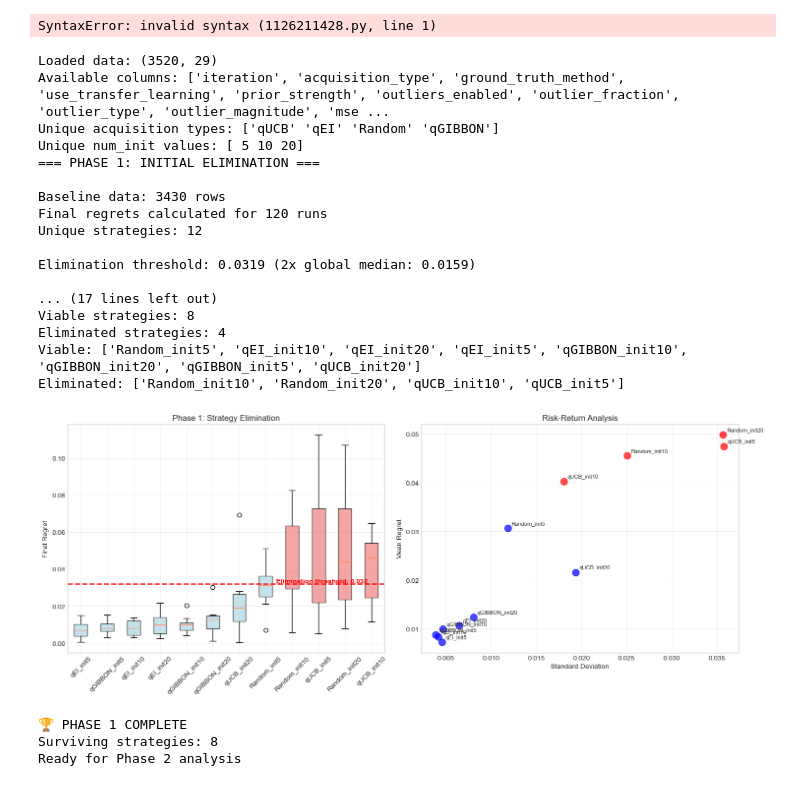
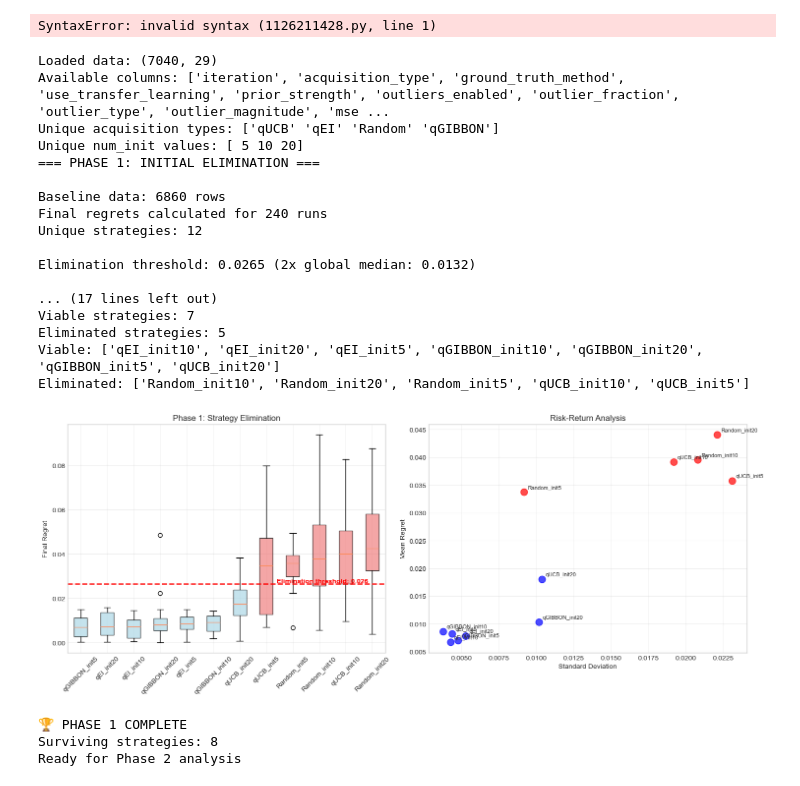
Before and after one commit to samuelkrause02/DoE_BO, a Jupyter notebook: analysis_plots.ipynb, the cells around one changed output. Drawn from its saved outputs; the diff is of its cells as text; code cells hidden in the pictures.

Commit message:
data handling csv

```diff
--- a/analysis_plots.ipynb
+++ b/analysis_plots.ipynb
@@ -258,10 +258,10 @@ def run_scientific_analysis(filename):
     return fig1, fig2, robust_strategies
 
 # Run analysis
-fig1, fig2, final_strategies = run_scientific_analysis('bo_all_metrics_mc_standard_UCB4.csv')
+fig1, fig2, final_strategies = run_scientific_analysis('bo_all_metrics_mc_standard.csv')
 plt.show()
 # print all columns of dataset
-df = load_and_clean_data('bo_all_metrics_mc_standard_UCB4.csv')
+df = load_and_clean_data('bo_all_metrics_mc_standard.csv')
 print(df.columns.tolist())
 # %% [output]
 Phase 1 Results:
@@ -420,43 +420,43 @@ def run_phase1_analysis(csv_file):
    # Load data
    df = pd.read_csv(csv_file, sep=';')
    df.columns = [col.strip().strip('"') for col in df.columns]
 
    print(f"Loaded data: {df.shape}")
    print(f"Available columns: {list(df.columns)}")
    print(f"Unique acquisition types: {df['acquisition_type'].unique()}")
    print(f"Unique num_init values: {df['num_init'].unique()}")
 
    # Run Phase 1
    phase1_results = phase1_elimination(df)
 
    return phase1_results
 
 # Execute
 if __name__ == "__main__":
-   phase1_results = run_phase1_analysis('bo_all_metrics_mc_standard_UCB2.csv')
+   phase1_results = run_phase1_analysis('bo_all_metrics_mc_standard.csv')
 
    print(f"\n🏆 PHASE 1 COMPLETE")
    print(f"Surviving strategies: {len(results['viable_strategies'])}")
    print(f"Ready for Phase 2 analysis")
 # %% [output]
-Loaded data: (3520, 29)
+Loaded data: (7040, 29)
 Available columns: ['iteration', 'acquisition_type', 'ground_truth_method', 'use_transfer_learning', 'prior_strength', 'outliers_enabled', 'outlier_fraction', 'outlier_type', 'outlier_magnitude', 'mse ...
 Unique acquisition types: ['qUCB' 'qEI' 'Random' 'qGIBBON']
 Unique num_init values: [ 5 10 20]
 === PHASE 1: INITIAL ELIMINATION ===
 
-Baseline data: 3430 rows
-Final regrets calculated for 120 runs
+Baseline data: 6860 rows
+Final regrets calculated for 240 runs
 Unique strategies: 12
 
-Elimination threshold: 0.0319 (2x global median: 0.0159)
+Elimination threshold: 0.0265 (2x global median: 0.0132)
 
 ... (17 lines left out)
-Viable strategies: 8
-Eliminated strategies: 4
-Viable: ['Random_init5', 'qEI_init10', 'qEI_init20', 'qEI_init5', 'qGIBBON_init10', 'qGIBBON_init20', 'qGIBBON_init5', 'qUCB_init20']
-Eliminated: ['Random_init10', 'Random_init20', 'qUCB_init10', 'qUCB_init5']
+Viable strategies: 7
+Eliminated strategies: 5
+Viable: ['qEI_init10', 'qEI_init20', 'qEI_init5', 'qGIBBON_init10', 'qGIBBON_init20', 'qGIBBON_init5', 'qUCB_init20']
+Eliminated: ['Random_init10', 'Random_init20', 'Random_init5', 'qUCB_init10', 'qUCB_init5']
-[figure, old version]
+[figure, new version]
 🏆 PHASE 1 COMPLETE
 Surviving strategies: 8
 Ready for Phase 2 analysis
```
Also changed, not shown: parts of 3 cells of this notebook, 3 other files.
